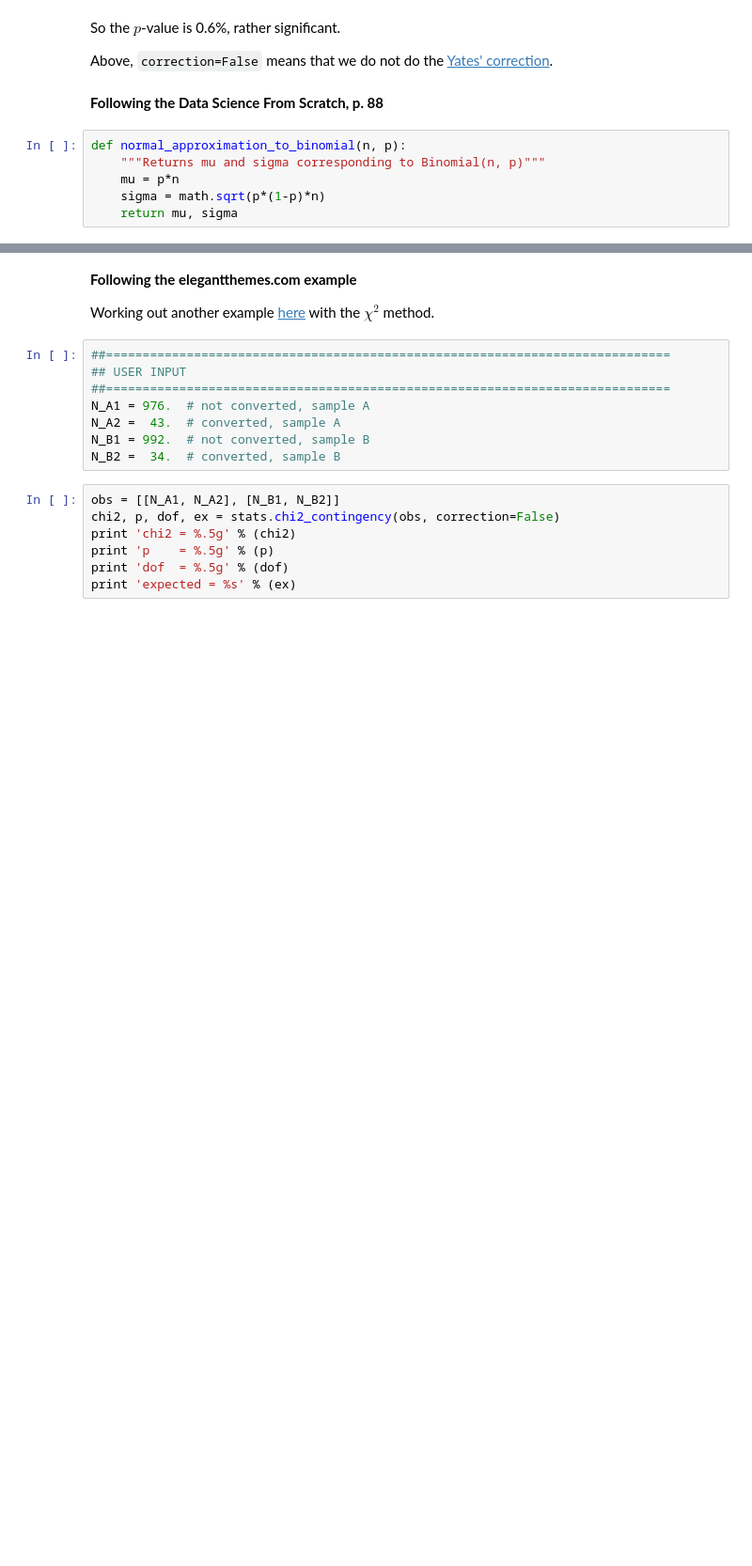
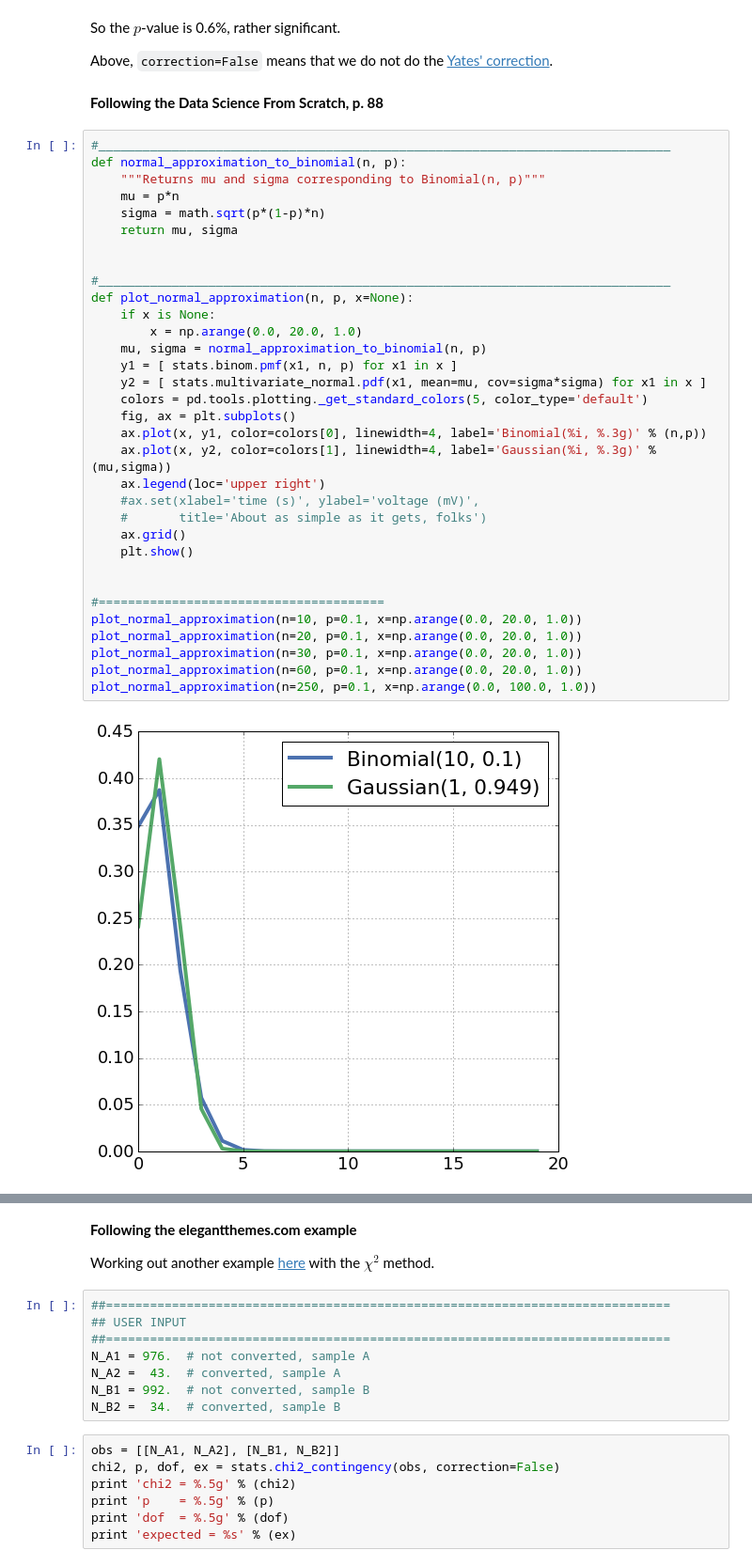
Before and after one commit to rreece/insight-workarea, a Jupyter notebook: data-challenges/a-b-testing/confidence-intervals-and-a-b-testing.ipynb, the cells around one changed output, grey strips where cells are left out. Shown at 94% size. Saved outputs shown, nothing was run; the diff lists cells and outputs as text; blank space fills up the shorter version.

```diff
--- a/data-challenges/a-b-testing/confidence-intervals-and-a-b-testing.ipynb
+++ b/data-challenges/a-b-testing/confidence-intervals-and-a-b-testing.ipynb
@@ -381,9 +383,38 @@ So the $p$-value is 0.6%, rather significant.
 Above, `correction=False` means that we do not do the [Yates' correction](https://en.wikipedia.org/wiki/Yates%27s_correction_for_continuity).
 # %% [markdown]
 **Following the Data Science From Scratch, p. 88**
-# %%
-def normal_approximation_to_binomial(n, p):
-    """Returns mu and sigma corresponding to Binomial(n, p)"""
-    mu = p*n
-    sigma = math.sqrt(p*(1-p)*n)
-    return mu, sigma
+# %%
+#______________________________________________________________________________
+def normal_approximation_to_binomial(n, p):
+    """Returns mu and sigma corresponding to Binomial(n, p)"""
+    mu = p*n
+    sigma = math.sqrt(p*(1-p)*n)
+    return mu, sigma
+
+
+#______________________________________________________________________________
+def plot_normal_approximation(n, p, x=None):
+    if x is None:
+        x = np.arange(0.0, 20.0, 1.0)
+    mu, sigma = normal_approximation_to_binomial(n, p)
+    y1 = [ stats.binom.pmf(x1, n, p) for x1 in x ]
+    y2 = [ stats.multivariate_normal.pdf(x1, mean=mu, cov=sigma*sigma) for x1 in x ]
+    colors = pd.tools.plotting._get_standard_colors(5, color_type='default')
+    fig, ax = plt.subplots()
+    ax.plot(x, y1, color=colors[0], linewidth=4, label='Binomial(%i, %.3g)' % (n,p))
+    ax.plot(x, y2, color=colors[1], linewidth=4, label='Gaussian(%i, %.3g)' % (mu,sigma))
+    ax.legend(loc='upper right')
+    #ax.set(xlabel='time (s)', ylabel='voltage (mV)',
+    #       title='About as simple as it gets, folks')
+    ax.grid()
+    plt.show()
+
+
+#=======================================
+plot_normal_approximation(n=10, p=0.1, x=np.arange(0.0, 20.0, 1.0))
+plot_normal_approximation(n=20, p=0.1, x=np.arange(0.0, 20.0, 1.0))
+plot_normal_approximation(n=30, p=0.1, x=np.arange(0.0, 20.0, 1.0))
+plot_normal_approximation(n=60, p=0.1, x=np.arange(0.0, 20.0, 1.0))
+plot_normal_approximation(n=250, p=0.1, x=np.arange(0.0, 100.0, 1.0))
+# %% [output]
+[figure, added]
```
Also changed, not shown: parts of 4 cells of this notebook.
